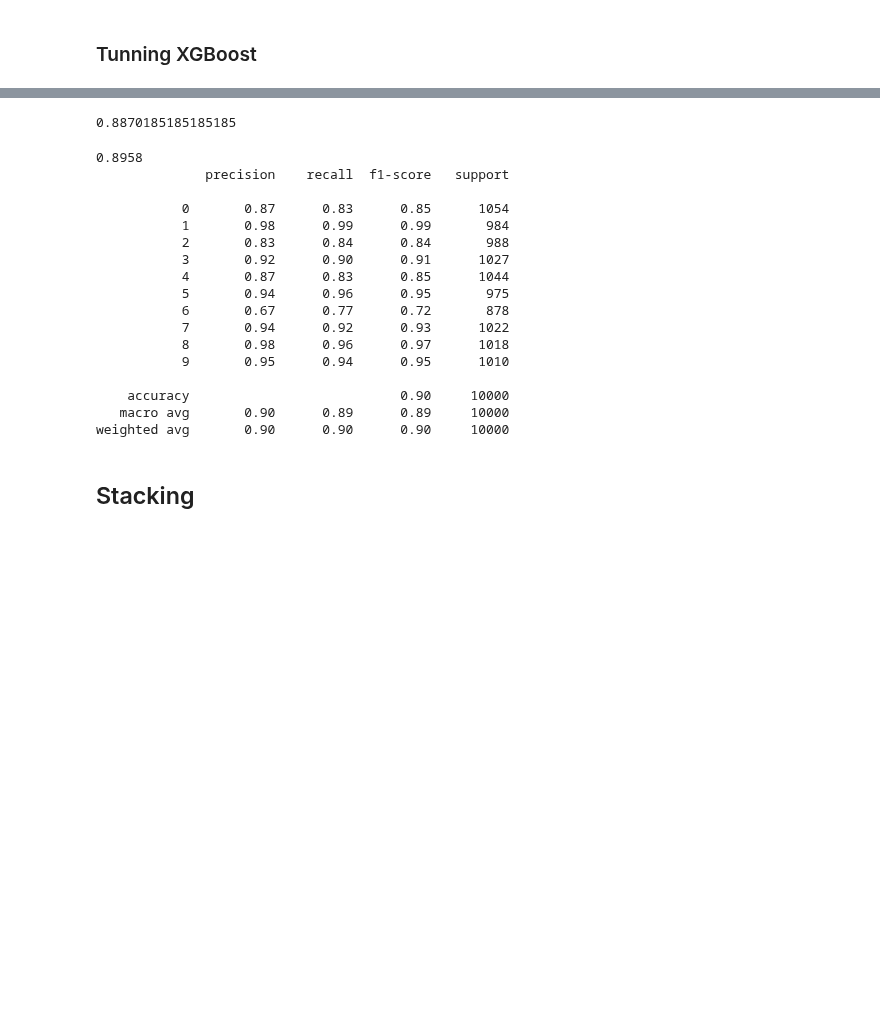
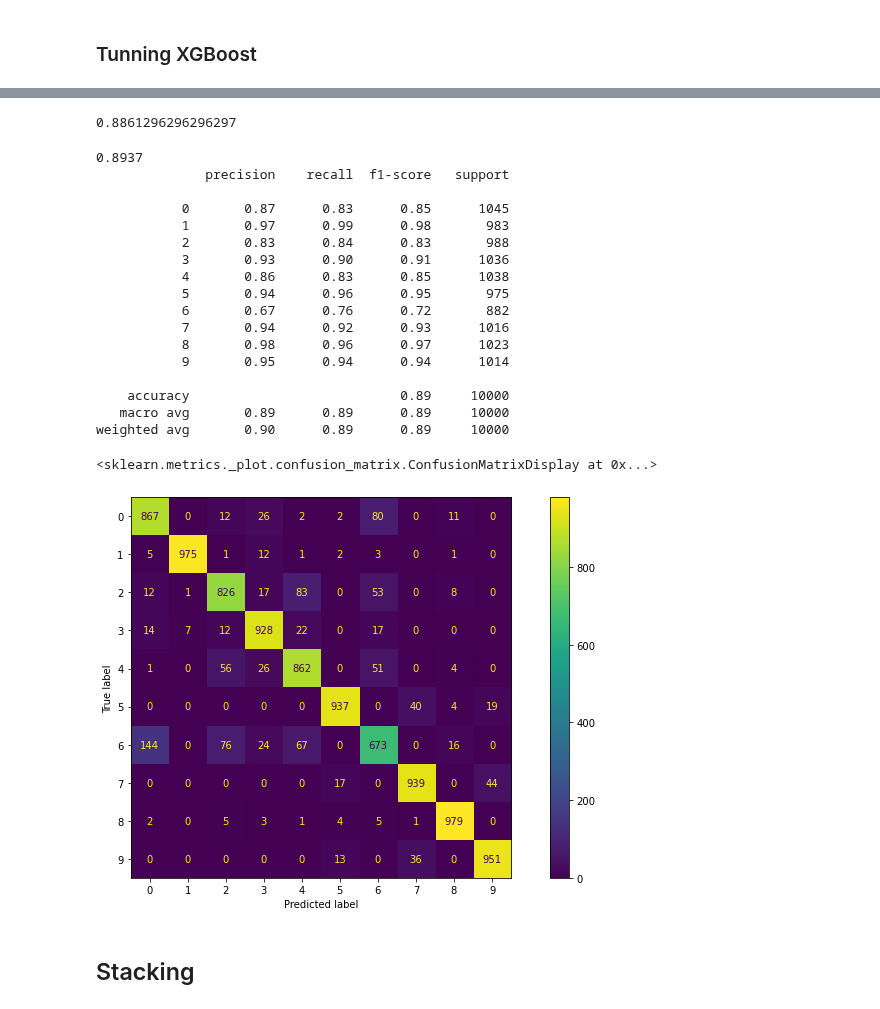
Before and after one commit to EitanKats/data-science-sem-b, a Jupyter notebook: fmnist.ipynb, the cells around one changed output, grey strips where cells are left out. Drawn from its saved outputs; the diff is of its cells as text; code cells hidden in the pictures; blank space fills up the shorter version.

```diff
--- a/fmnist.ipynb
+++ b/fmnist.ipynb
@@ -237,18 +262,28 @@ xgb_clf.score(x_test_scaled,y_test_data)
 # %% [markdown]
 ### Tunning XGBoost
 # %%
-xgb_params = {
-    'max_depth': [3,6,10],
-    'learning_rate': [0.01, 0.05, 0.1],
-    'n_estimators': [100, 500, 1000],
-    'colsample_bytree': [0.3, 0.7]
-}
+tuned_xgb = load_model("tuned_xgb")
+xgb_grid = load_model("xgb_grid")
 
-xgb_clf = XGBClassifier(
-    objective='multi:softmax',
-    gamma = 0,
-    colsample_bytree = 0.8)
 
-XGBGridsearch = RandomizedSearchCV(xgb_clf, xgb_params,scoring='accuracy',cv=3, random_state=0,n_jobs=-1)
-XGBGridsearch.fit(x_train_scaled,y_train_data)
+if not tuned_xgb:
+
+    xgb_params = {
+        'max_depth': [3,6,10],
+        'learning_rate': [0.01, 0.05, 0.1],
+        'n_estimators': [100, 500, 1000],
+        'colsample_bytree': [0.3, 0.7]
+    }
+
+    xgb_clf = XGBClassifier(
+        objective='multi:softmax',
+        gamma = 0,
+        colsample_bytree = 0.8)
+
+    XGBGridsearch = RandomizedSearchCV(xgb_clf, xgb_params,scoring='accuracy',cv=3, random_state=0,n_jobs=-1)
+    XGBGridsearch.fit(x_train_scaled,y_train_data)
+    save_model(XGBGridsearch.best_estimator_,"tuned_xgb")
+    save_model(XGBGridsearch, "xgb_grid")
+else:
+    print("loaded pre trained model")
 # %% [output]
@@ -282,29 +303,35 @@ XGBClassifier(base_score=0.5, booster='gbtree', colsample_bylevel=1,
 # %%
-XGBGridsearch.best_score_
+xgb_grid.best_score_
 # %% [output]
-0.8870185185185185
+0.8861296296296297
 # %%
-best_xgb = XGBGridsearch.best_estimator_
-print(best_xgb.score(original_X_test_scaled,y_test))
+print(tuned_xgb.score(original_X_test_scaled,y_test))
 
-print(classification_report(best_xgb.predict(original_X_test_scaled),y_test))
+print(classification_report(tuned_xgb.predict(original_X_test_scaled),y_test))
 # %% [output]
-0.8958
+0.8937
               precision    recall  f1-score   support
 
-           0       0.87      0.83      0.85      1054
-           1       0.98      0.99      0.99       984
-           2       0.83      0.84      0.84       988
-           3       0.92      0.90      0.91      1027
-           4       0.87      0.83      0.85      1044
+           0       0.87      0.83      0.85      1045
+           1       0.97      0.99      0.98       983
+           2       0.83      0.84      0.83       988
+           3       0.93      0.90      0.91      1036
+           4       0.86      0.83      0.85      1038
            5       0.94      0.96      0.95       975
-           6       0.67      0.77      0.72       878
-           7       0.94      0.92      0.93      1022
-           8       0.98      0.96      0.97      1018
-           9       0.95      0.94      0.95      1010
+           6       0.67      0.76      0.72       882
+           7       0.94      0.92      0.93      1016
+           8       0.98      0.96      0.97      1023
+           9       0.95      0.94      0.94      1014
 
-    accuracy                           0.90     10000
-   macro avg       0.90      0.89      0.89     10000
-weighted avg       0.90      0.90      0.90     10000
+    accuracy                           0.89     10000
+   macro avg       0.89      0.89      0.89     10000
+weighted avg       0.90      0.89      0.89     10000
+# %%
+f, ax = plt.subplots(1, 1)
+f.set_size_inches(14,7)
+plot_confusion_matrix(tuned_xgb,original_X_test_scaled,y_test,ax=ax)
+# %% [output]
+<sklearn.metrics._plot.confusion_matrix.ConfusionMatrixDisplay at 0x...>
+[figure, added]
 # %% [markdown]
 ## Stacking
```
Also changed, not shown: parts of 28 cells of this notebook.
